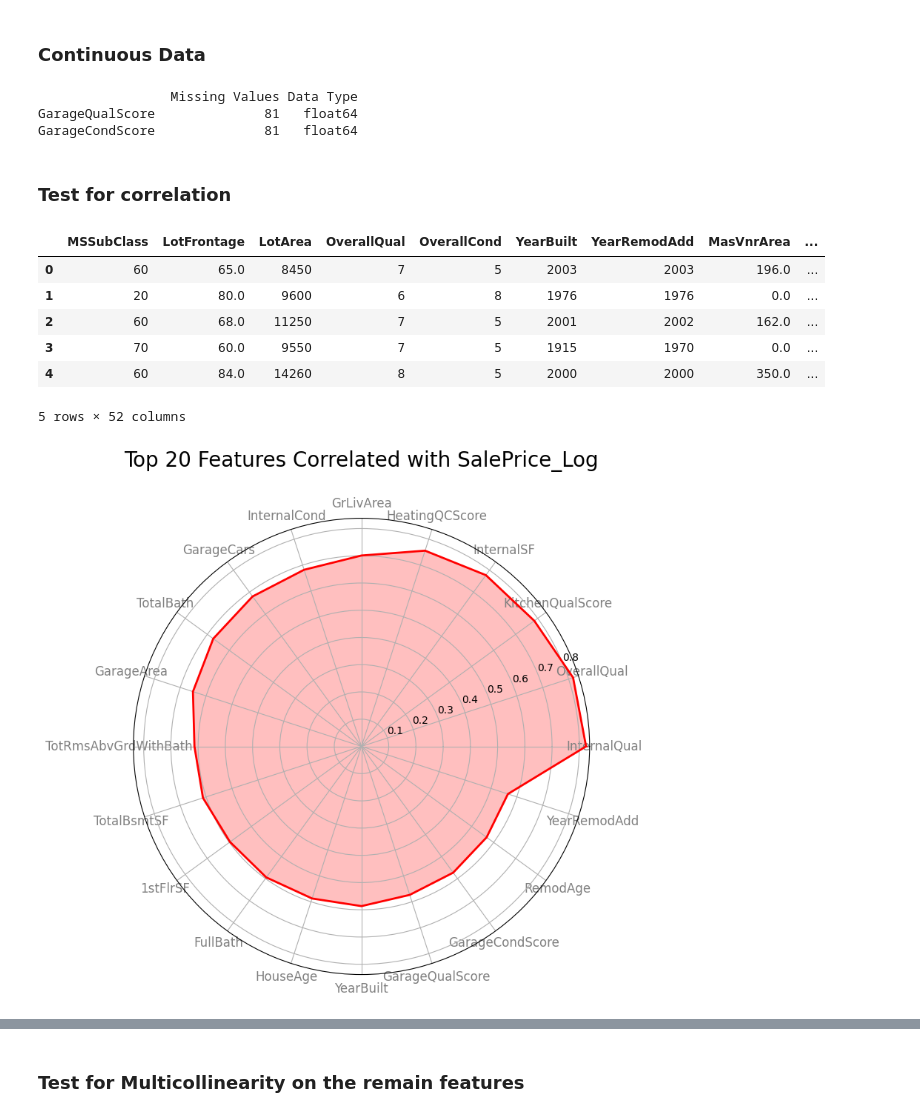
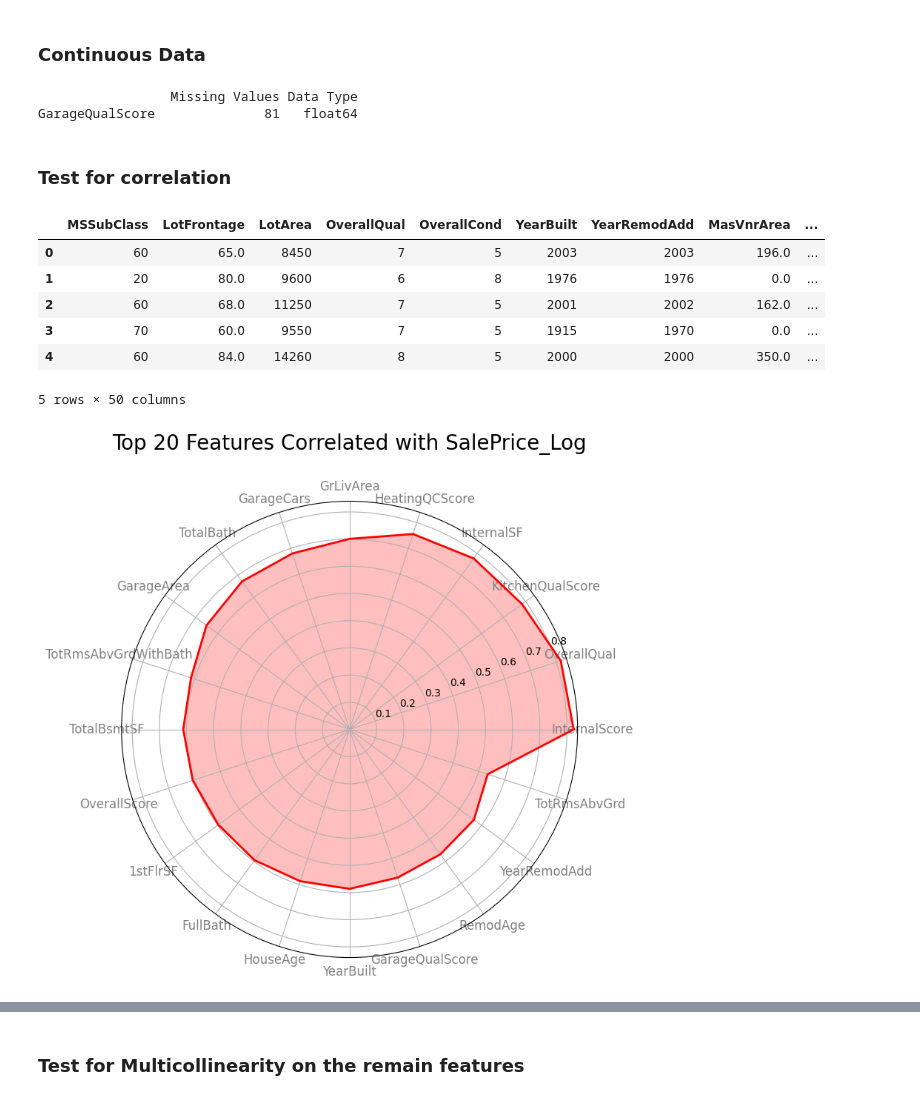
Before and after one commit to PandaMan79/Kaggle-House-Price-Predictor, a Jupyter notebook: Housing Price Kaggle Competition/Feature Engineering.ipynb, the cells around one changed output, grey strips where cells are left out. Drawn from its saved outputs; the diff is of its cells as text; code cells hidden in the pictures.

```diff
--- a/Housing Price Kaggle Competition/Feature Engineering.ipynb
+++ b/Housing Price Kaggle Competition/Feature Engineering.ipynb
@@ -21,6 +21,3 @@ print(df.shape)
-# %%
-# Apply log transformation to the target variable for testing
-df['SalePrice_Log'] = np.log1p(df['SalePrice'])
 # %% [markdown]
 ## Creation of Interaction Features
 # %% [markdown]
@@ -38,11 +35,17 @@ df['TotalBath'] = df['BsmtFullBath'] + (df['BsmtHalfBath'] * 0.5) + df['FullBath
 # Total rooms and bathrooms above ground
 df['TotRmsAbvGrdWithBath'] = df['TotRmsAbvGrd'] + df['FullBath'] + (df['HalfBath'] * 0.5)
 
-# Quality of total living area
-df['InternalQual'] = df['OverallQual'] * df['InternalSF']
+# # Quality of total living area
+# df['InternalQual'] = df['OverallQual'] * df['InternalSF']
 
-# Condition of total living area
-df['InternalCond'] = df['OverallCond'] * df['InternalSF']
+# # Condition of total living area
+# df['InternalCond'] = df['OverallCond'] * df['InternalSF']
+
+# Overall score based on quality and condition
+df['OverallScore'] = df['OverallQual'] * df['OverallCond']
+
+# Internal Score based on quality and condition
+df['InternalScore'] = df['OverallQual'] * df['InternalSF']
 
 # Create a column called HouseAge
 df['HouseAge'] = df['YrSold'] - df['YearBuilt']
@@ -72,11 +75,9 @@ for col in cols:
 # %%
 # Create additional interaction features
 df['ExterQaulScore'] = df['MasVnrArea'] * df['ExterQualRank']
-df['ExterCondScore'] = df['MasVnrArea'] * df['ExterCondRank']
 df['HeatingQCScore'] = df['GrLivArea'] * df['HeatingQCRank']
 df['KitchenQualScore'] = df['GrLivArea'] * df['KitchenQualRank']
 df['GarageQualScore'] = df['GarageArea'] * df['GarageQualRank']
-df['GarageCondScore'] = df['GarageArea'] * df['GarageCondRank']
 # %%
 # Drop the ranking columns
 df.drop([col + 'Rank' for col in cols], axis=1, inplace=True)
@@ -96,11 +97,10 @@ print(missing_values_info)
 # %% [output]
                  Missing Values Data Type
 GarageQualScore              81   float64
-GarageCondScore              81   float64
 # %%
 # Replace the missing values with the medain
 # List of columns to fill missing values
-columns = ['GarageQualScore', 'GarageCondScore']
+columns = ['GarageQualScore']
 
 # Loop through each column and fill missing values with the median
 for column in columns:
@@ -123,39 +123,39 @@ continuous_data.head()
 | 2 | 60 | 68.0 | 11250 | 7 | 5 | 2001 | 2002 | 162.0 | ... |
 | 3 | 70 | 60.0 | 9550 | 7 | 5 | 1915 | 1970 | 0.0 | ... |
 | 4 | 60 | 84.0 | 14260 | 8 | 5 | 2000 | 2000 | 350.0 | ... |
-5 rows × 52 columns
+5 rows × 50 columns
 # %%
 # Compute correlation
 correlation_matrix = continuous_data.corr()
 
 # Get correlation of all features with SalesPrice
-correlation_with_salesprice = correlation_matrix['SalePrice_Log'].drop('SalePrice_Log')
+correlation_with_salesprice = correlation_matrix['SalePrice_log'].drop('SalePrice_log')
 
 # Sort correlations in descending order
 correlation_ranked = correlation_with_salesprice.abs().sort_values(ascending=False)
 
 # Select the top 20 features
 top_20_features = correlation_ranked.head(20)
 
 # Create a radar chart
 categories = top_20_features.index
 values = top_20_features.values
 
 # Ensure the radar chart is circular
 angles = np.linspace(0, 2 * np.pi, len(categories), endpoint=False).tolist()
 values = np.concatenate((values, [values[0]]))
 angles += angles[:1]
 
 # Plot
 fig, ax = plt.subplots(figsize=(8, 8), subplot_kw=dict(polar=True))
 plt.xticks(angles[:-1], categories, color='grey', size=12)
 ax.fill(angles, values, color='red', alpha=0.25)
 ax.plot(angles, values, color='red', linewidth=2)
 
 plt.title('Top 20 Features Correlated with SalePrice_Log', size=20, color='black', y=1.1)
 plt.show()
 # %% [output]
-[figure, old version]
+[figure, new version]
 # %%
 print(correlation_ranked)
 # %% [output]
```
Also changed, not shown: parts of 41 cells of this notebook, 7 other files.
